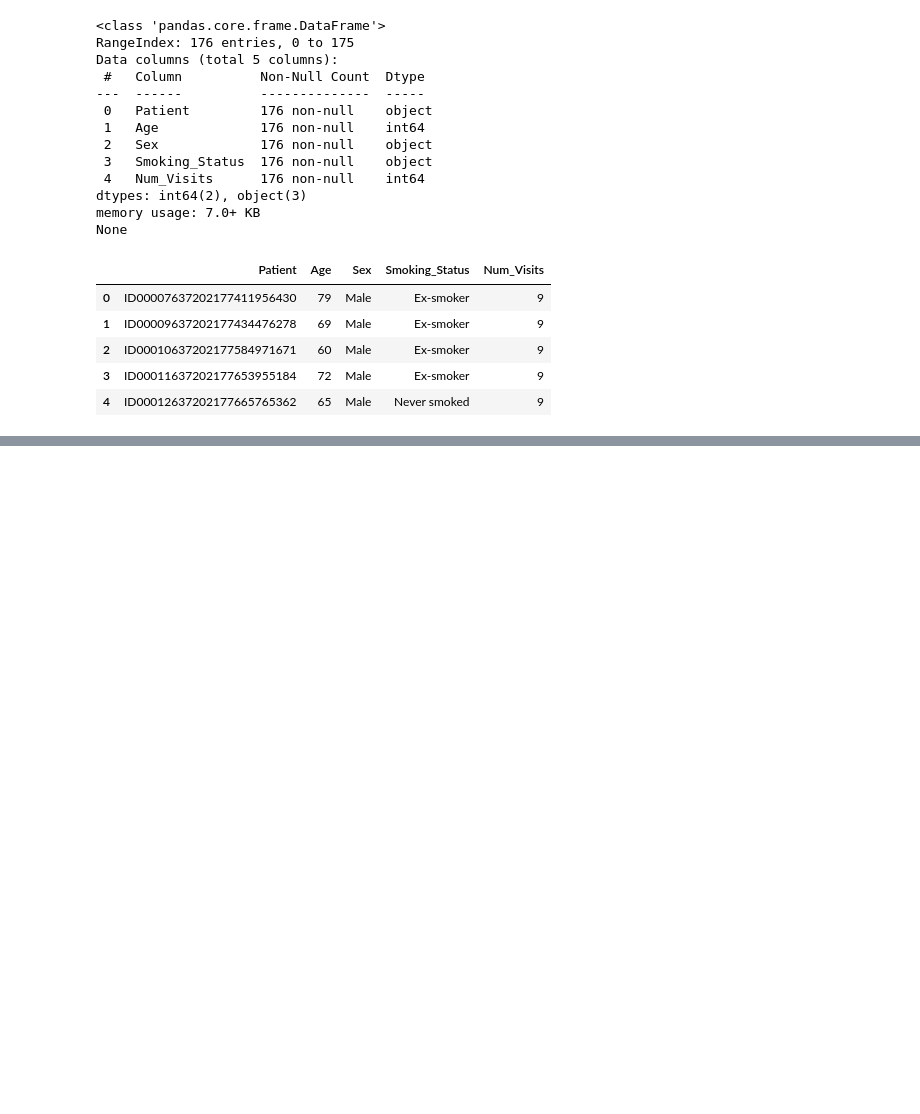
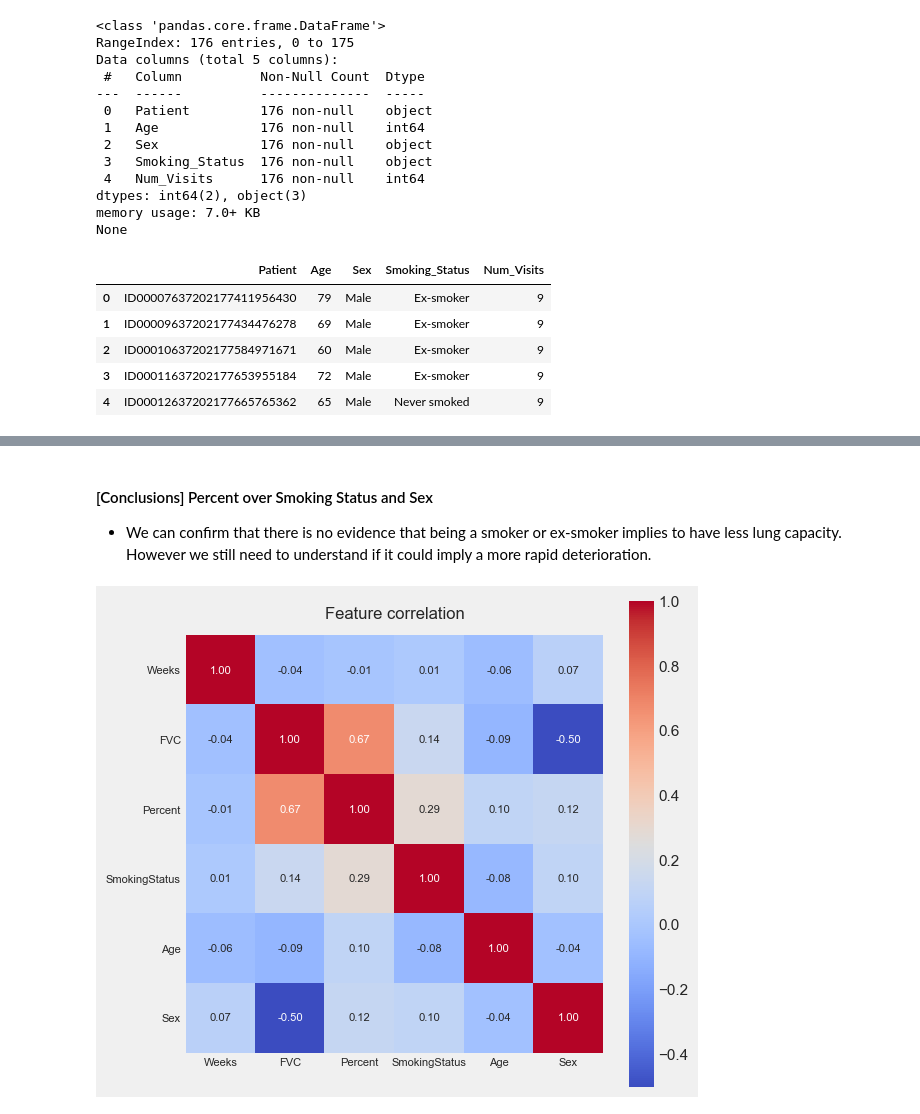
Before and after one commit to manumaqueda/pulmonary-fibrosis-progression, a Jupyter notebook: EDA-feature-extraction.ipynb, the cells around one changed output, grey strips where cells are left out. Drawn from its saved outputs; the diff is of its cells as text; code cells hidden in the pictures; blank space fills up the shorter version.

Commit message:
adding correlation matrix.

```diff
--- a/EDA-feature-extraction.ipynb
+++ b/EDA-feature-extraction.ipynb
@@ -314,0 +353,21 @@ plot_capacity_type_per_weeks_over_smoking_status(train_df, 'FVC')
+# %% [markdown]
+#### [Conclusions] Percent over Smoking Status and Sex
+* We can confirm that there is no evidence that being a smoker or ex-smoker implies to have less lung capacity. However we still need to understand if it could imply a more rapid deterioration.
+# %%
+def plot_correlation_matrix(data_df, features=['Weeks', 'FVC', 'Percent', 'Age']):
+    fig = plt.figure(figsize=(6, 6), dpi=100)
+    correlation_df = data_df.copy()
+    correlation_df['SmokingStatus'] = correlation_df['SmokingStatus'].map({'Ex-smoker':0, 'Currently smokes': 1, 'Sever smoked': 2})
+    correlation_df['Sex'] = correlation_df['Sex'].map({'Male':0, 'Female': 1})
+    sns.heatmap(correlation_df[features].corr(), annot=True, square=True, cmap='coolwarm', annot_kws={'size': 8},  fmt='.2f')
+
+    plt.tick_params(axis='x', labelsize=8, rotation=0)
+    plt.tick_params(axis='y', labelsize=8, rotation=0)
+    plt.title('Feature correlation', size=12, pad=12)
+
+    plt.show()
+
+features = ['Weeks', 'FVC', 'Percent', 'SmokingStatus', 'Age', 'Sex']
+plot_correlation_matrix(train_df, features)
+# %% [output]
+[figure, added]
```
Also changed, not shown: parts of 9 cells of this notebook.
